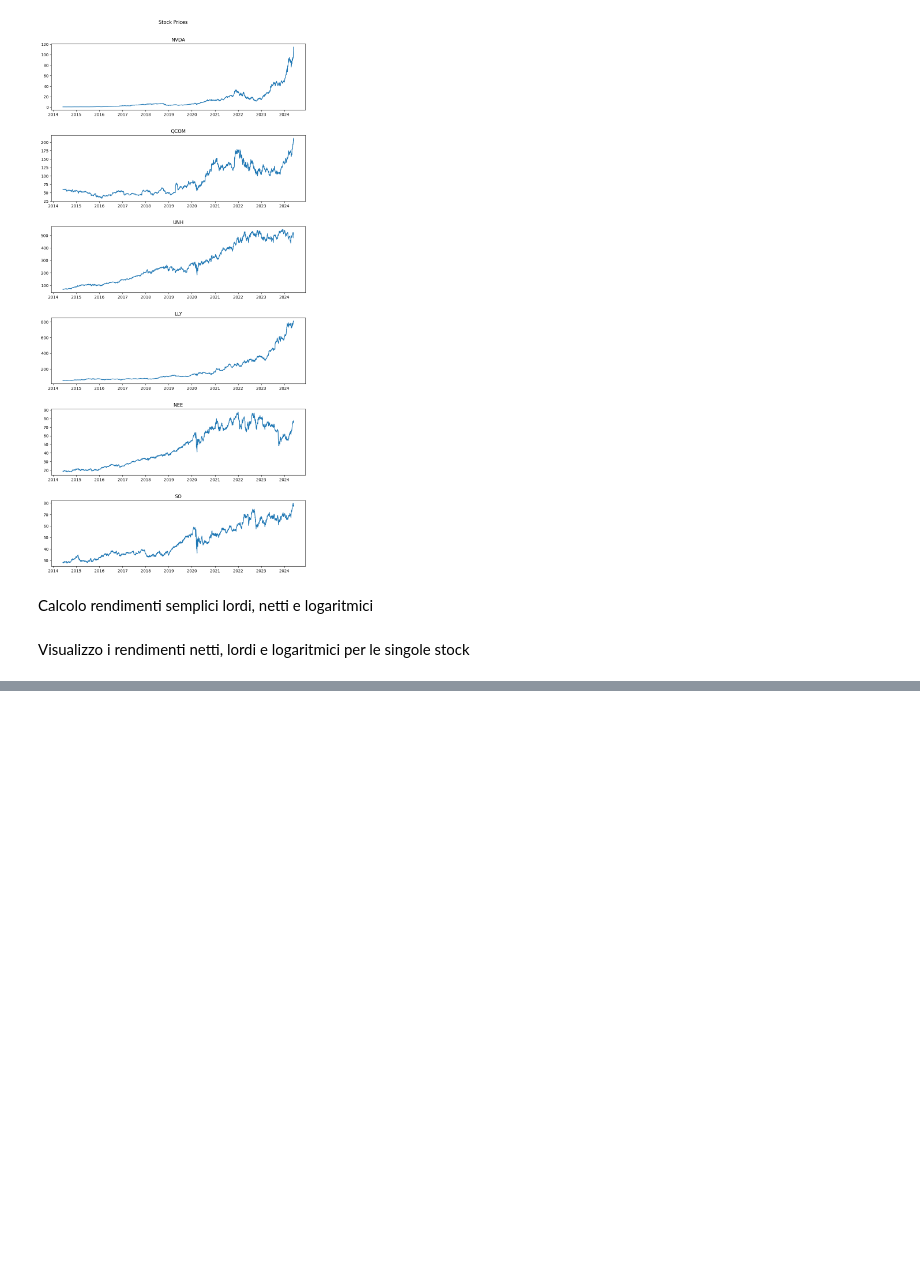
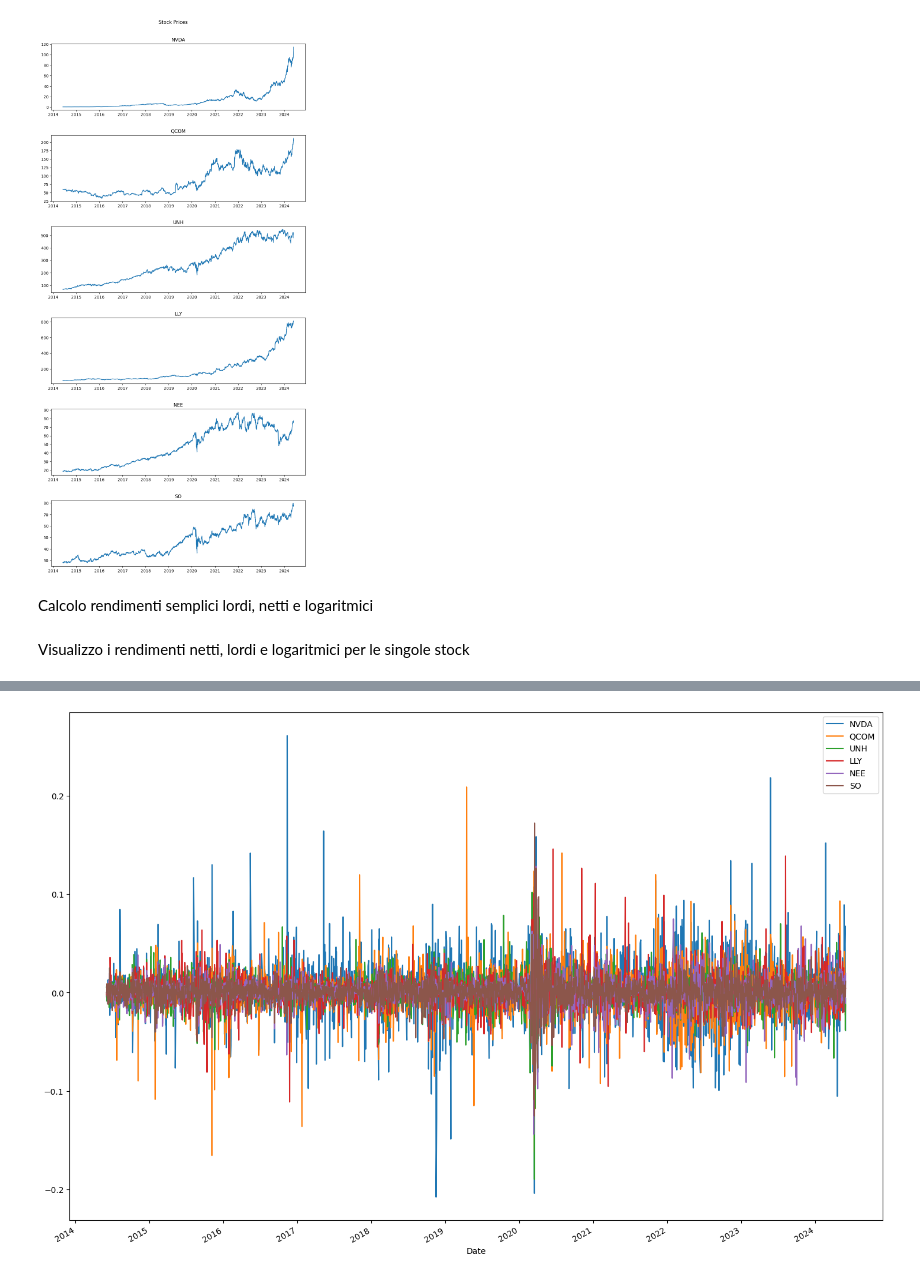
Before and after one commit to riccardo-savio/Progetto-BISF, a Jupyter notebook: studio.ipynb, the cells around one changed output, grey strips where cells are left out. Cells and saved outputs as stored; diff of their text form; code cells hidden in the pictures; blank space fills up the shorter version.

```diff
--- a/studio.ipynb
+++ b/studio.ipynb
@@ -196,0 +187,12 @@ Date
+# %%
+df = pd.DataFrame(columns=stocks_tickets)
+
+#add net return column of each stock in df
+for stock, stock_ticket in zip(stocks, stocks_tickets):
+    df[stock_ticket] = stock['Log Return']
+
+df.plot(figsize=(15,10))
+plt.tight_layout(pad=3.0)
+plt.show()
+# %% [output]
+[figure, added]
```
Also changed, not shown: parts of 16 cells of this notebook, 24 other files.
